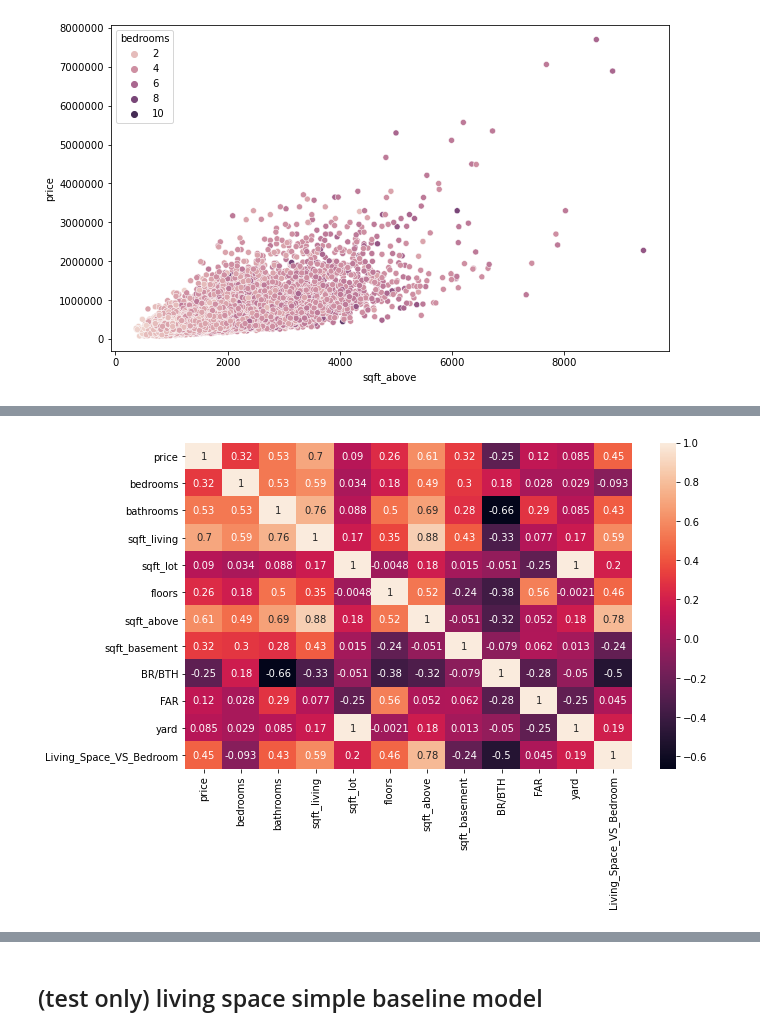
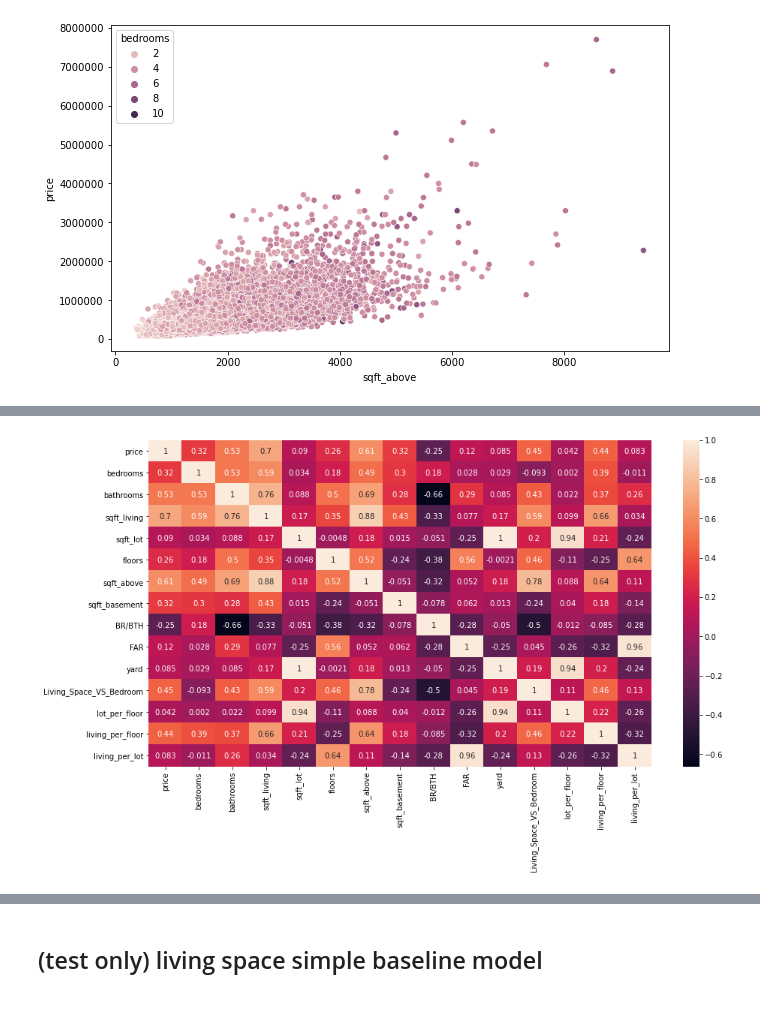
Before and after one commit to vivyhasadream/DS_P2_King-County-House-Sales-Predict, a Jupyter notebook: Han_2_EDA.ipynb, the cells around one changed output, grey strips where cells are left out. Cells and saved outputs as stored; diff of their text form; code cells hidden in the pictures; blank space fills up the shorter version.

```diff
--- a/Han_2_EDA.ipynb
+++ b/Han_2_EDA.ipynb
@@ -289,3 +302,5 @@ Try using .loc[row_indexer,col_indexer] = value instead
 
 See the caveats in the documentation: https://pandas.pydata.org/pandas-docs/stable/user_guide/indexing.html#returning-a-view-versus-a-copy
   df_ls['Living_Space_VS_Bedroom'] = (df_ls['sqft_living'] - df_ls['sqft_basement'])/df_ls['bedrooms']
+# %%
+df_ls['Living_Space_VS_Bedroom'] = df_ls['Living_Space_VS_Bedroom'].map(lambda x: round(x,2))
@@ -297,0 +335,3 @@ ax.ticklabel_format(style='plain');
+# %%
+df_ls['lot_per_floor'] = df_ls['sqft_lot'] / df_ls['floors']
+df_ls['lot_per_floor'] = df_ls['lot_per_floor'].map(lambda x: round(x,2))
@@ -297,0 +349,3 @@ ax.ticklabel_format(style='plain');
+# %%
+df_ls['living_per_floor'] = df_ls['sqft_above'] / df_ls['floors']
+df_ls['living_per_floor'] = df_ls['living_per_floor'].map(lambda x: round(x,2))
@@ -297,0 +363,3 @@ ax.ticklabel_format(style='plain');
+# %%
+df_ls['living_per_lot'] = df_ls['sqft_above'] / df_ls['sqft_lot']
+df_ls['living_per_lot'] = df_ls['living_per_lot'].map(lambda x: round(x,2))
@@ -298,5 +377,5 @@ ax.ticklabel_format(style='plain');
 # %%
-plt.figure(figsize=(10, 6))
+plt.figure(figsize=(15, 8))
 sns.heatmap(df_ls.corr(),annot=True);
 # %% [output]
-[figure, old version]
+[figure, new version]
```
Also changed, not shown: parts of 31 cells of this notebook, 2 other files.
